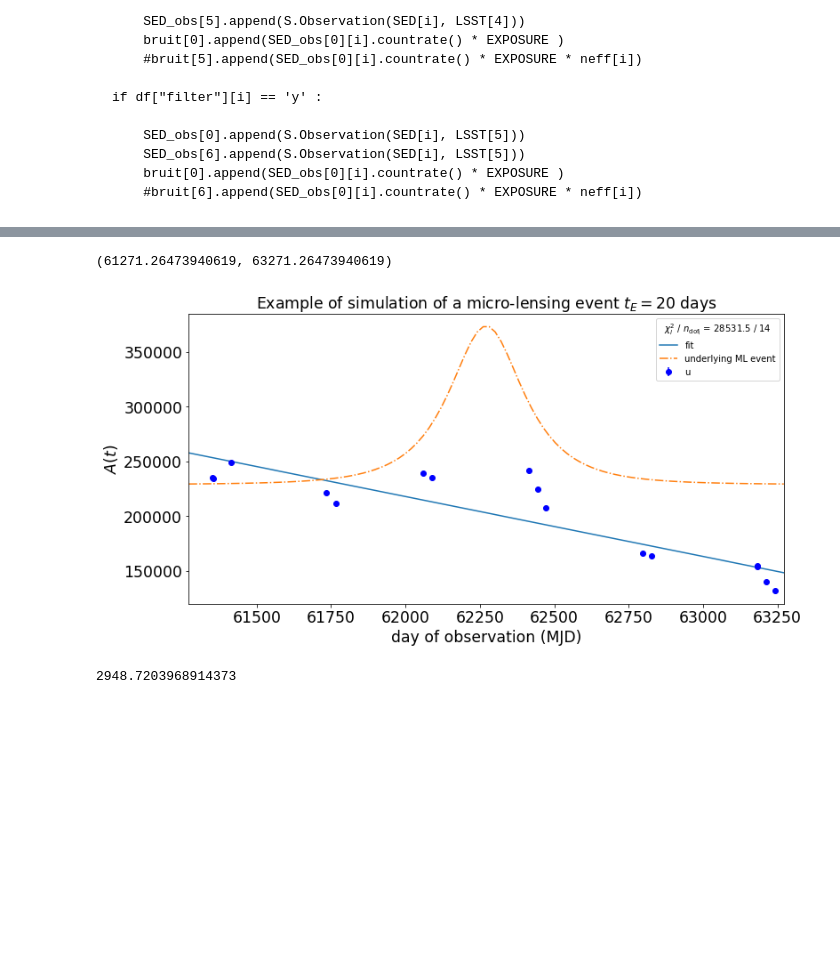
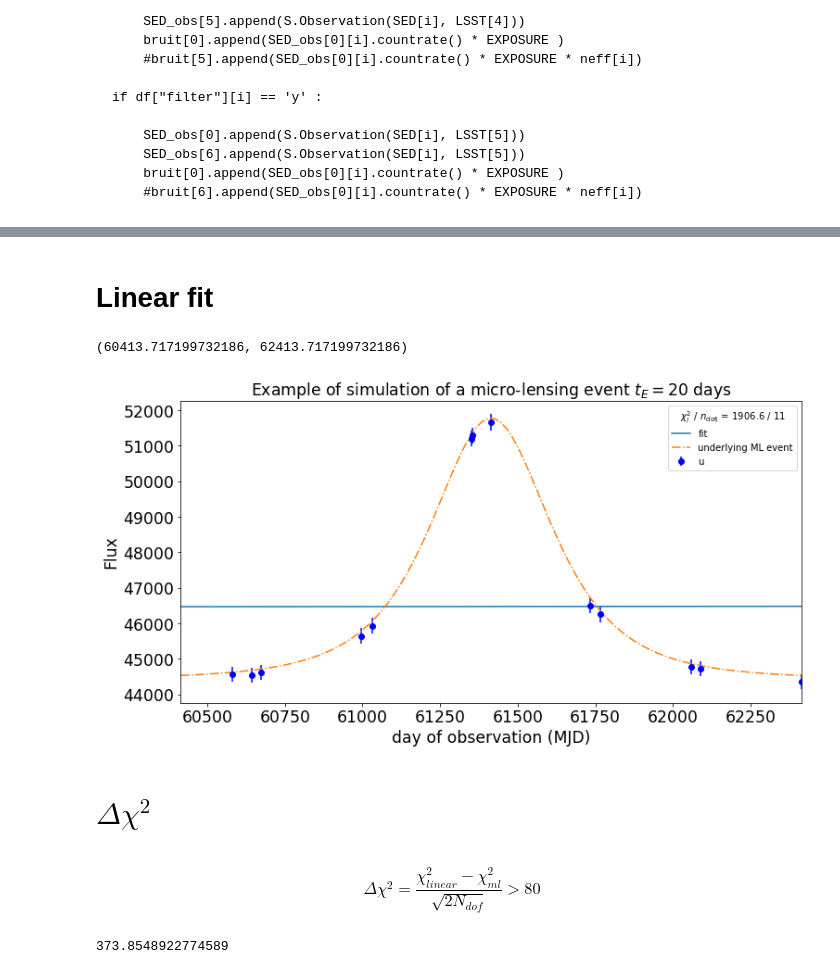
Before and after one commit to sylvielsstfr/StageM12021, a Jupyter notebook: notebooks Damien/Fit flux et amplitude .ipynb, the cells around one changed output, grey strips where cells are left out. Drawn from its saved outputs; the diff is of its cells as text; code cells hidden in the pictures; blank space fills up the shorter version.

```diff
--- a/notebooks Damien/Fit flux et amplitude .ipynb
+++ b/notebooks Damien/Fit flux et amplitude .ipynb
@@ -575,12 +648,6 @@ all_count[1]
  43370.80662770568,
  44030.08797331237,
  44765.005139547306]
-# %%
-tot = [[] for i in range (nbr_filters)]
-
-for i in range (len(df)) :
-
-    tot[0].append(sigmatot(i,0))
 # %% [markdown]
 ## SNR Signal to Noise Ratio
 # %%
@@ -636,0 +706,4 @@ for i in range (len(df)) :
+# %%
+for i in range (len(all_count[1])) :
+
+    print(all_count[1][i]/N[1][i])
@@ -693,0 +789,7 @@ for i in range (nbr_filters) :
+# %%
+N_0 = []
+
+for i in range (nbr_filters) :
+
+    N_0.append(sum(N[i])/len(N[i]))
+    N_0[0] = 0
@@ -696,4 +800,7 @@ def u(t):
     return np.sqrt(u0**2+ ((t-t0)/tE)**2)
 # %%
 def A(u):
-    return (u**2+2)/u/np.sqrt(u**2+4)
+
+    A = (u**2+2)/u/np.sqrt(u**2+4)
+
+    return A
@@ -1142,32 +1209,40 @@ error[1]
+# %% [markdown]
+# Linear fit
 # %%
 least_squares_line = LeastSquares(x_u, y_u, error[1], linear) #linear least squares
 m_line = Minuit(least_squares_line, alpha=1, beta=1)
 
 m_line.migrad() # finds minimum of least_squares function
 m_line.hesse()  # accurately computes uncertainties
 
 plt.errorbar(x_u, y_u, error[1], fmt="o", label = "u", color = "b")  #Show data points with their respective photometric error
 #plt.errorbar(x_g, y_g, error[2], fmt="o", label = "g", color = "g")  #Color depends on the filter
 #plt.errorbar(x_r, y_r, amp_err_r, fmt="o", label = "r", color = "r")
 #plt.errorbar(x_i, y_i, amp_err_i, fmt="o", label = "i", color = "blueviolet")
 #plt.errorbar(x_z, y_z, amp_err_z, fmt="o", label = "z", color ="grey")
-#plt.errorbar(x_y, y_y, amp_err_y, fmt="o", label = "y", color ="k")
+#plt.errorbar(x_y, y_y, error[6], fmt="o", label = "y", color ="k")
 plt.plot(ti, linear(ti, *m_line.values), label = "fit")
-plt.plot(ti, A(u(ti)) * F_0[1] + sum(N_pe[1])/len(N_pe[1]), "-.", label = "underlying ML event")
+plt.plot(ti, A(u(ti)) * F_0[1] + N_0[1], "-.", label = "underlying ML event")
 
 
 fit_info = [
     f"$\\chi^2_l$ / $n_\\mathrm{{dof_l}}$ = {m_line.fval:.1f} / {len(x_u) - m_line.nfit}",     #Display fit info
 ]
 plt.xlabel("day of observation (MJD)")
-plt.ylabel("$A(t)$")
+plt.ylabel("Flux")
 plt.title("Example of simulation of a micro-lensing event $t_E = 20$ days")
 plt.legend(title = "\n".join(fit_info))
 plt.xlim(tmin,tmax)
 # %% [output]
-(61271.26473940619, 63271.26473940619)
+(60413.717199732186, 62413.717199732186)
-[figure, old version]
+[figure, new version]
+# %% [markdown]
+# $\Delta\chi^2$
+# %% [markdown]
+$$
+     \Delta\chi^2 = \frac{\chi_{linear}^2 - \chi_{ml}^2}{\sqrt{2N_{dof}}} > 80
+$$
 # %%
-(m_line.fval - m.fval)/np.sqrt(2*(len(x_u)- m.nfit))
+(m_line.fval - m.fval)/np.sqrt(2*(len(x_u)))
 # %% [output]
-2948.7203968914373
+373.8548922774589
```
Also changed, not shown: parts of 45 cells of this notebook.
